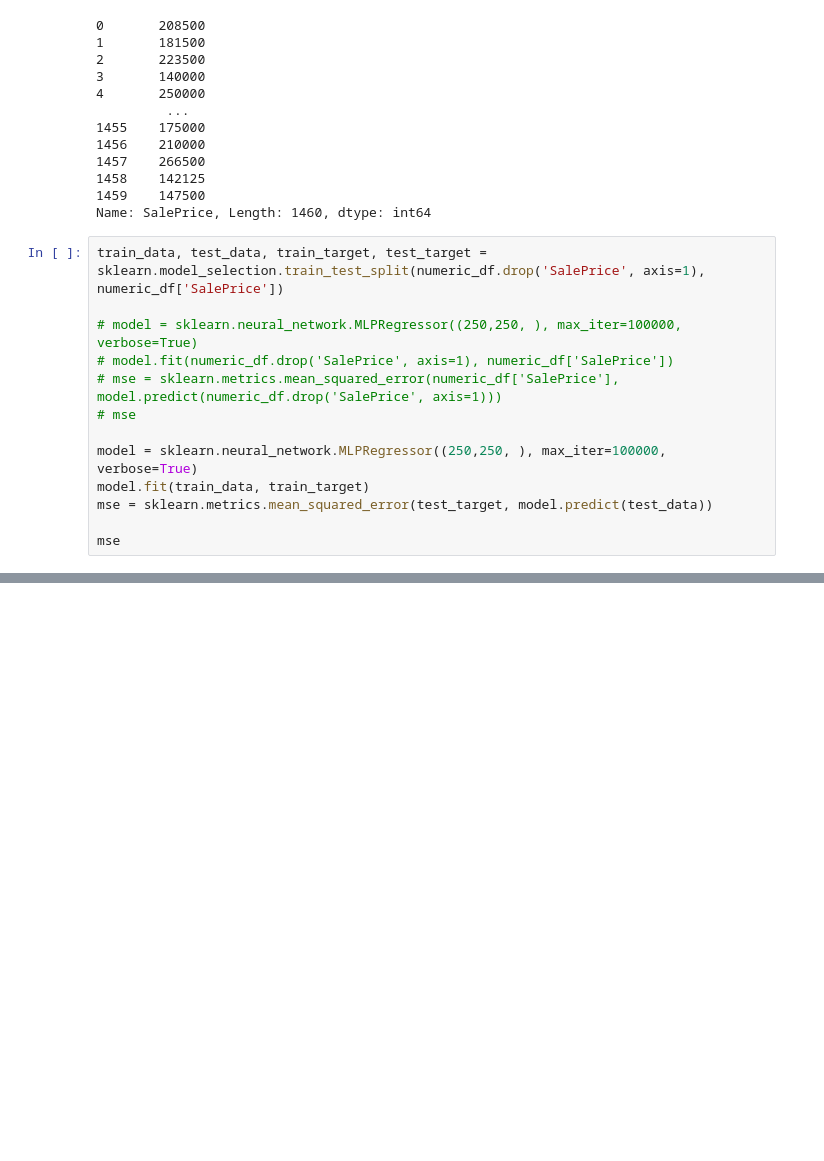
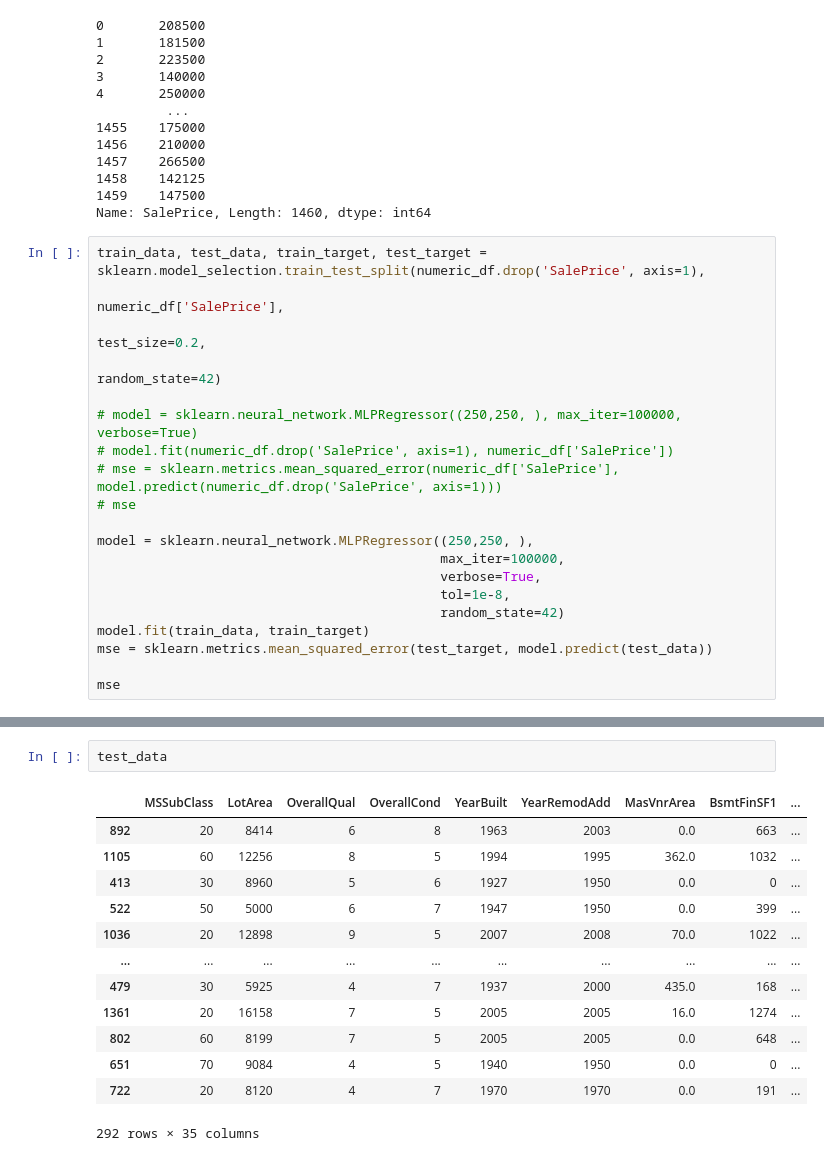
Before and after one commit to benbencik/matroid_feature_selection, a Jupyter notebook: feature_selection.ipynb, the cells around one changed output, grey strips where cells are left out. Cells and saved outputs as stored; diff of their text form; blank space fills up the shorter version.

```diff
--- a/feature_selection.ipynb
+++ b/feature_selection.ipynb
@@ -206,14 +206,21 @@ numeric_df['SalePrice']
 1459    147500
 Name: SalePrice, Length: 1460, dtype: int64
 # %%
-train_data, test_data, train_target, test_target = sklearn.model_selection.train_test_split(numeric_df.drop('SalePrice', axis=1), numeric_df['SalePrice'])
+train_data, test_data, train_target, test_target = sklearn.model_selection.train_test_split(numeric_df.drop('SalePrice', axis=1),
+                                                                                            numeric_df['SalePrice'],
+                                                                                            test_size=0.2,
+                                                                                            random_state=42)
 
 # model = sklearn.neural_network.MLPRegressor((250,250, ), max_iter=100000, verbose=True)
 # model.fit(numeric_df.drop('SalePrice', axis=1), numeric_df['SalePrice'])
 # mse = sklearn.metrics.mean_squared_error(numeric_df['SalePrice'], model.predict(numeric_df.drop('SalePrice', axis=1)))
 # mse
 
-model = sklearn.neural_network.MLPRegressor((250,250, ), max_iter=100000, verbose=True)
+model = sklearn.neural_network.MLPRegressor((250,250, ),
+                                            max_iter=100000,
+                                            verbose=True,
+                                            tol=1e-8,
+                                            random_state=42)
 model.fit(train_data, train_target)
 mse = sklearn.metrics.mean_squared_error(test_target, model.predict(test_data))
 
@@ -242,0 +247,16 @@ ValueError: y_true and y_pred contain different number of classes 248, 2. Please
+# %%
+test_data
+# %% [output]
+|  | MSSubClass | LotArea | OverallQual | OverallCond | YearBuilt | YearRemodAdd | MasVnrArea | BsmtFinSF1 | ... |
+| 892 | 20 | 8414 | 6 | 8 | 1963 | 2003 | 0.0 | 663 | ... |
+| 1105 | 60 | 12256 | 8 | 5 | 1994 | 1995 | 362.0 | 1032 | ... |
+| 413 | 30 | 8960 | 5 | 6 | 1927 | 1950 | 0.0 | 0 | ... |
+| 522 | 50 | 5000 | 6 | 7 | 1947 | 1950 | 0.0 | 399 | ... |
+| 1036 | 20 | 12898 | 9 | 5 | 2007 | 2008 | 70.0 | 1022 | ... |
+| ... | ... | ... | ... | ... | ... | ... | ... | ... | ... |
+| 479 | 30 | 5925 | 4 | 7 | 1937 | 2000 | 435.0 | 168 | ... |
+| 1361 | 20 | 16158 | 7 | 5 | 2005 | 2005 | 16.0 | 1274 | ... |
+| 802 | 60 | 8199 | 7 | 5 | 2005 | 2005 | 0.0 | 648 | ... |
+| 651 | 70 | 9084 | 4 | 5 | 1940 | 1950 | 0.0 | 0 | ... |
+| 722 | 20 | 8120 | 4 | 7 | 1970 | 1970 | 0.0 | 191 | ... |
+292 rows × 35 columns
```
Also changed, not shown: parts of 1 cell of this notebook.
